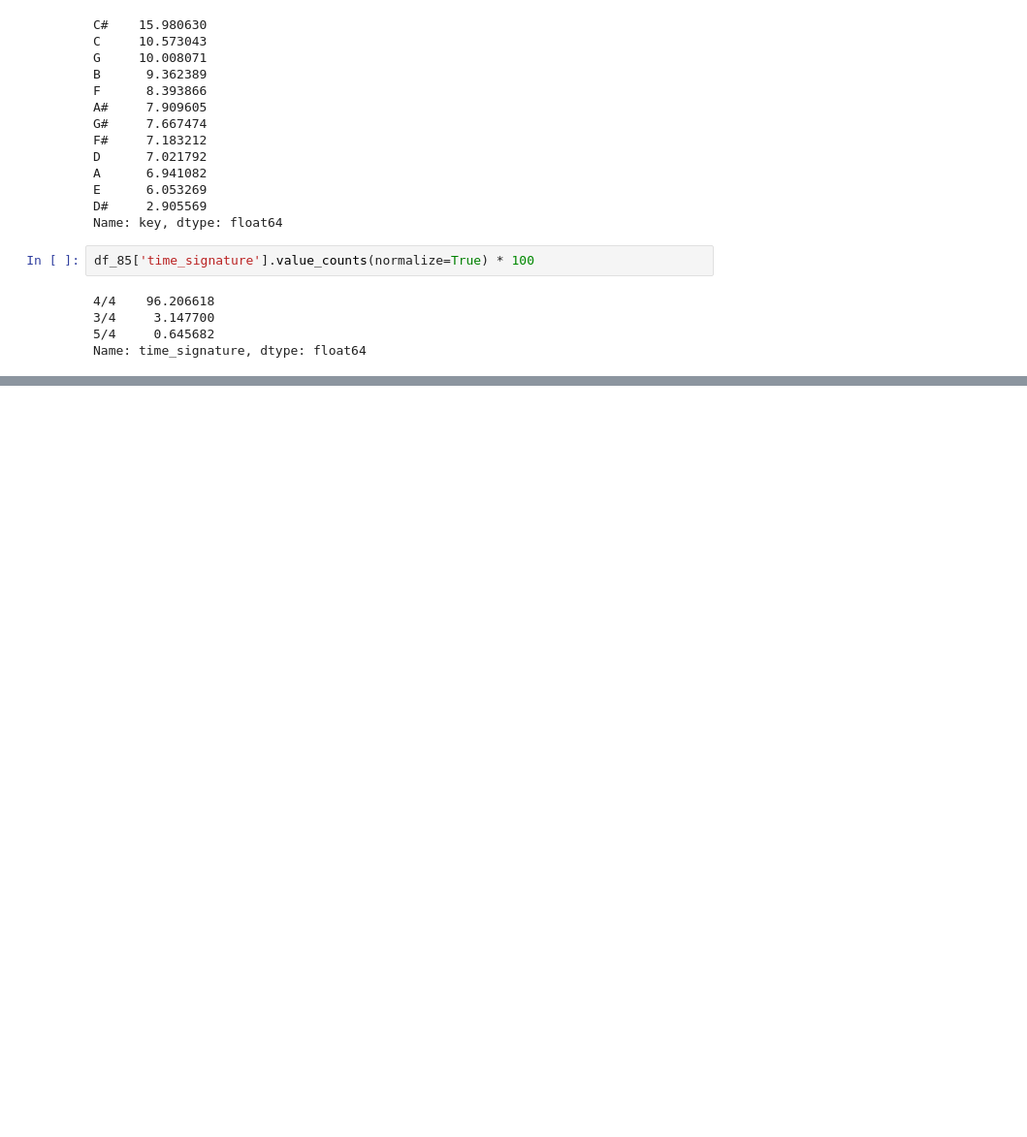
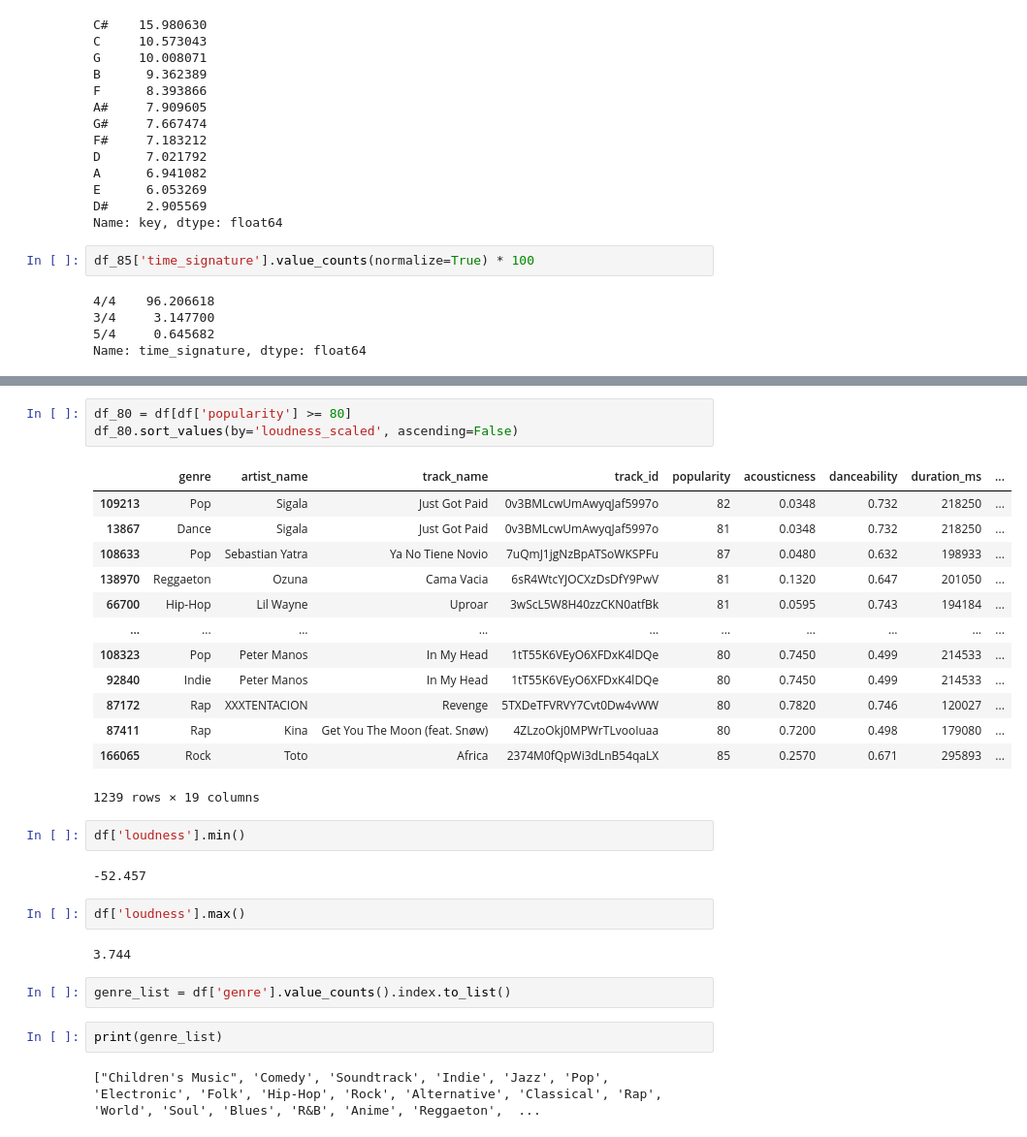
Before and after one commit to GuillaumeArp/Hackathon_Wild_1, a Jupyter notebook: Guillaume/eda_g.ipynb, the cells around one changed output, grey strips where cells are left out. Shown: that part at 97% size. Cells and saved outputs as stored; diff of their text form; blank space fills up the shorter version.

```diff
--- a/Guillaume/eda_g.ipynb
+++ b/Guillaume/eda_g.ipynb
@@ -94,0 +116,31 @@ Name: time_signature, dtype: float64
+# %%
+df_80 = df[df['popularity'] >= 80]
+df_80.sort_values(by='loudness_scaled', ascending=False)
+# %% [output]
+|  | genre | artist_name | track_name | track_id | popularity | acousticness | danceability | duration_ms | ... |
+| 109213 | Pop | Sigala | Just Got Paid | 0v3BMLcwUmAwyqJaf5997o | 82 | 0.0348 | 0.732 | 218250 | ... |
+| 13867 | Dance | Sigala | Just Got Paid | 0v3BMLcwUmAwyqJaf5997o | 81 | 0.0348 | 0.732 | 218250 | ... |
+| 108633 | Pop | Sebastian Yatra | Ya No Tiene Novio | 7uQmJ1jgNzBpATSoWKSPFu | 87 | 0.0480 | 0.632 | 198933 | ... |
+| 138970 | Reggaeton | Ozuna | Cama Vacia | 6sR4WtcYJOCXzDsDfY9PwV | 81 | 0.1320 | 0.647 | 201050 | ... |
+| 66700 | Hip-Hop | Lil Wayne | Uproar | 3wScL5W8H40zzCKN0atfBk | 81 | 0.0595 | 0.743 | 194184 | ... |
+| ... | ... | ... | ... | ... | ... | ... | ... | ... | ... |
+| 108323 | Pop | Peter Manos | In My Head | 1tT55K6VEyO6XFDxK4lDQe | 80 | 0.7450 | 0.499 | 214533 | ... |
+| 92840 | Indie | Peter Manos | In My Head | 1tT55K6VEyO6XFDxK4lDQe | 80 | 0.7450 | 0.499 | 214533 | ... |
+| 87172 | Rap | XXXTENTACION | Revenge | 5TXDeTFVRVY7Cvt0Dw4vWW | 80 | 0.7820 | 0.746 | 120027 | ... |
+| 87411 | Rap | Kina | Get You The Moon (feat. Snøw) | 4ZLzoOkj0MPWrTLvooIuaa | 80 | 0.7200 | 0.498 | 179080 | ... |
+| 166065 | Rock | Toto | Africa | 2374M0fQpWi3dLnB54qaLX | 85 | 0.2570 | 0.671 | 295893 | ... |
+1239 rows × 19 columns
+# %%
+df['loudness'].min()
+# %% [output]
+-52.457
+# %%
+df['loudness'].max()
+# %% [output]
+3.744
+# %%
+genre_list = df['genre'].value_counts().index.to_list()
+# %%
+print(genre_list)
+# %% [output]
+["Children's Music", 'Comedy', 'Soundtrack', 'Indie', 'Jazz', 'Pop', 'Electronic', 'Folk', 'Hip-Hop', 'Rock', 'Alternative', 'Classical', 'Rap', 'World', 'Soul', 'Blues', 'R&B', 'Anime', 'Reggaeton',  ...
```
Also changed, not shown: parts of 4 cells of this notebook, 1 other file.
